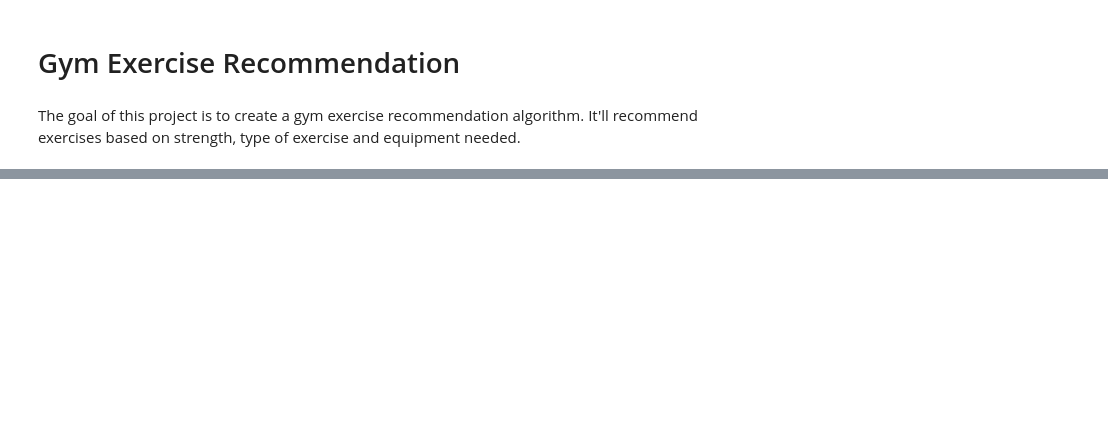
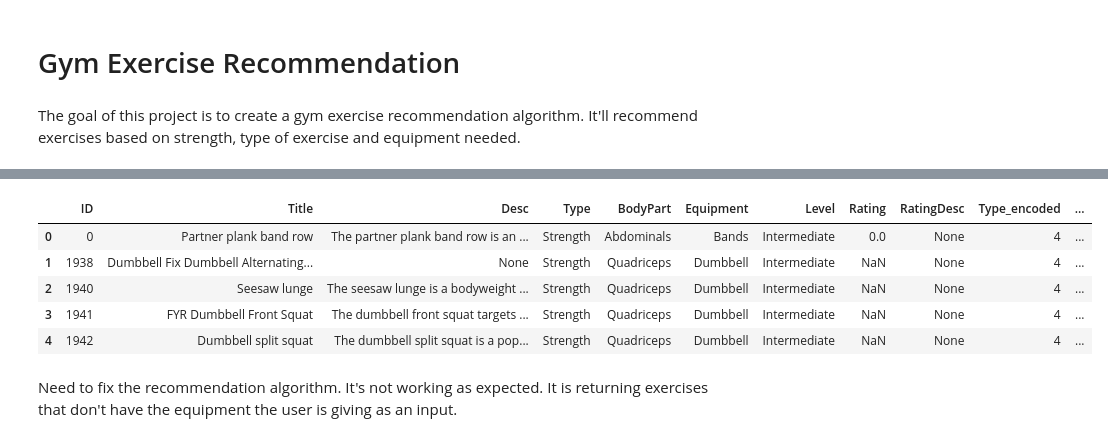
Before and after one commit to jmsbs/gym_exercise_recommendation, a Jupyter notebook: file.ipynb, the cells around one changed output, grey strips where cells are left out. Cells and saved outputs as stored; diff of their text form; code cells hidden in the pictures; blank space fills up the shorter version.

```diff
--- a/file.ipynb
+++ b/file.ipynb
@@ -81,0 +224,12 @@ similarity_df
+# %%
+sqldf("SELECT * FROM data WHERE ID IN ('0', '1938', '1940','1941','1942')", globals())
+# %% [output]
+|  | ID | Title | Desc | Type | BodyPart | Equipment | Level | Rating | RatingDesc | Type_encoded | ... |
+| 0 | 0 | Partner plank band row | The partner plank band row is an ... | Strength | Abdominals | Bands | Intermediate | 0.0 | None | 4 | ... |
+| 1 | 1938 | Dumbbell Fix Dumbbell Alternating... | None | Strength | Quadriceps | Dumbbell | Intermediate | NaN | None | 4 | ... |
+| 2 | 1940 | Seesaw lunge | The seesaw lunge is a bodyweight ... | Strength | Quadriceps | Dumbbell | Intermediate | NaN | None | 4 | ... |
+| 3 | 1941 | FYR Dumbbell Front Squat | The dumbbell front squat targets ... | Strength | Quadriceps | Dumbbell | Intermediate | NaN | None | 4 | ... |
+| 4 | 1942 | Dumbbell split squat | The dumbbell split squat is a pop... | Strength | Quadriceps | Dumbbell | Intermediate | NaN | None | 4 | ... |
+# %% [markdown]
+Need to fix the recommendation algorithm. It's not working as expected.
+It is returning exercises that don't have the equipment the user is giving as an input.
```
Also changed, not shown: parts of 9 cells of this notebook.
